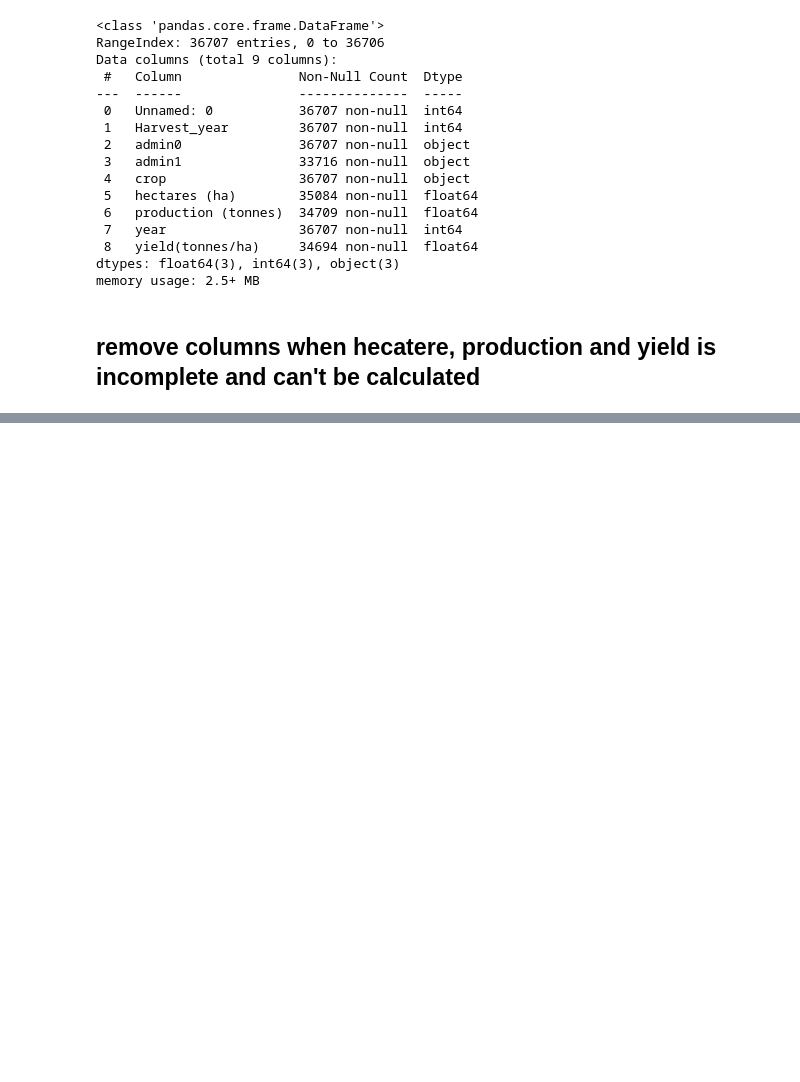
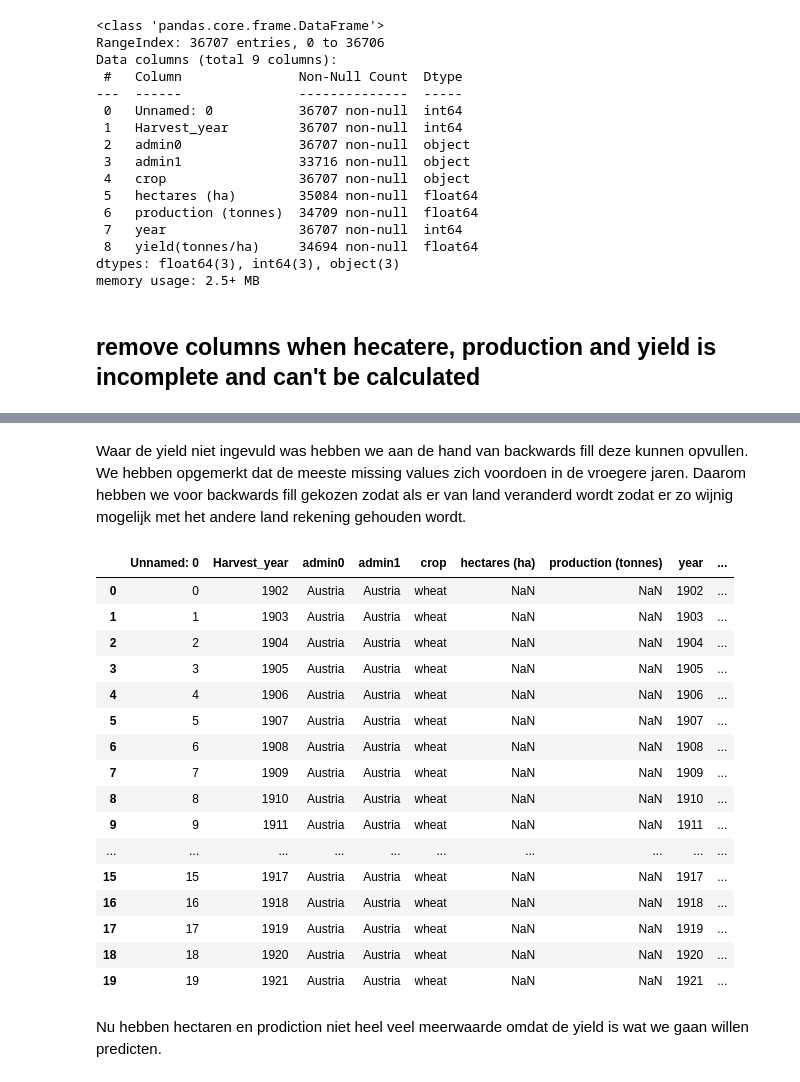
Before and after one commit to kieran31415/DataWizards, a Jupyter notebook: CropData/CropData.ipynb, the cells around one changed output, grey strips where cells are left out. Saved outputs shown, nothing was run; the diff lists cells and outputs as text; code cells hidden in the pictures; blank space fills up the shorter version.

```diff
--- a/CropData/CropData.ipynb
+++ b/CropData/CropData.ipynb
@@ -55,0 +120,4 @@ memory usage: 2.5+ MB
+# %%
+df_replaceAdmin1 = df.copy()
+df_replaceAdmin1['admin1'].fillna(df['admin0'], inplace=True)
+df_replaceAdmin1
@@ -55,0 +138,2 @@ memory usage: 2.5+ MB
+# %%
+df_transformed = df_replaceAdmin1.copy()
@@ -55,0 +160,5 @@ memory usage: 2.5+ MB
+# %%
+for index, row in df_transformed.iterrows():
+    if pd.notna(row['hectares (ha)']) and pd.notna(row['production (tonnes)']) and pd.isna(row['yield(tonnes/ha)']) and row['hectares (ha)'] != 0:
+        df_transformed.at[index, 'yield(tonnes/ha)'] = row['production (tonnes)'] / row['hectares (ha)']
+df_transformed
@@ -55,0 +197,26 @@ memory usage: 2.5+ MB
+# %% [markdown]
+Waar de yield niet ingevuld was hebben we aan de hand van backwards fill deze kunnen opvullen. We hebben opgemerkt dat de meeste missing values zich voordoen in de vroegere jaren. Daarom hebben we voor backwards fill gekozen zodat als er van land veranderd wordt zodat er zo wijnig mogelijk met het andere land rekening gehouden wordt.
+# %%
+df_transformed['yield(tonnes/ha)'].bfill(inplace=True)
+
+df_transformed.head(20)
+# %% [output]
+|  | Unnamed: 0 | Harvest_year | admin0 | admin1 | crop | hectares (ha) | production (tonnes) | year | ... |
+| 0 | 0 | 1902 | Austria | Austria | wheat | NaN | NaN | 1902 | ... |
+| 1 | 1 | 1903 | Austria | Austria | wheat | NaN | NaN | 1903 | ... |
+| 2 | 2 | 1904 | Austria | Austria | wheat | NaN | NaN | 1904 | ... |
+| 3 | 3 | 1905 | Austria | Austria | wheat | NaN | NaN | 1905 | ... |
+| 4 | 4 | 1906 | Austria | Austria | wheat | NaN | NaN | 1906 | ... |
+| 5 | 5 | 1907 | Austria | Austria | wheat | NaN | NaN | 1907 | ... |
+| 6 | 6 | 1908 | Austria | Austria | wheat | NaN | NaN | 1908 | ... |
+| 7 | 7 | 1909 | Austria | Austria | wheat | NaN | NaN | 1909 | ... |
+| 8 | 8 | 1910 | Austria | Austria | wheat | NaN | NaN | 1910 | ... |
+| 9 | 9 | 1911 | Austria | Austria | wheat | NaN | NaN | 1911 | ... |
+| ... | ... | ... | ... | ... | ... | ... | ... | ... | ... |
+| 15 | 15 | 1917 | Austria | Austria | wheat | NaN | NaN | 1917 | ... |
+| 16 | 16 | 1918 | Austria | Austria | wheat | NaN | NaN | 1918 | ... |
+| 17 | 17 | 1919 | Austria | Austria | wheat | NaN | NaN | 1919 | ... |
+| 18 | 18 | 1920 | Austria | Austria | wheat | NaN | NaN | 1920 | ... |
+| 19 | 19 | 1921 | Austria | Austria | wheat | NaN | NaN | 1921 | ... |
+# %% [markdown]
+Nu hebben hectaren en prodiction niet heel veel meerwaarde omdat de yield is wat we gaan willen predicten.
```
Also changed, not shown: parts of 15 cells of this notebook.
